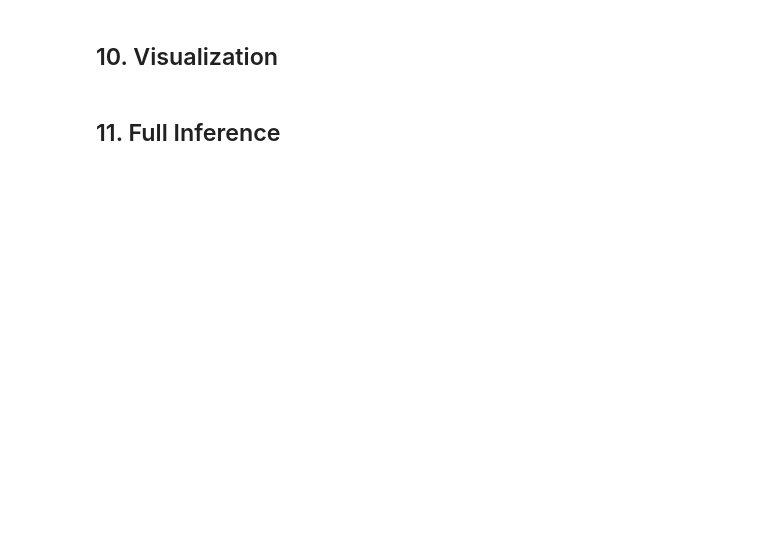
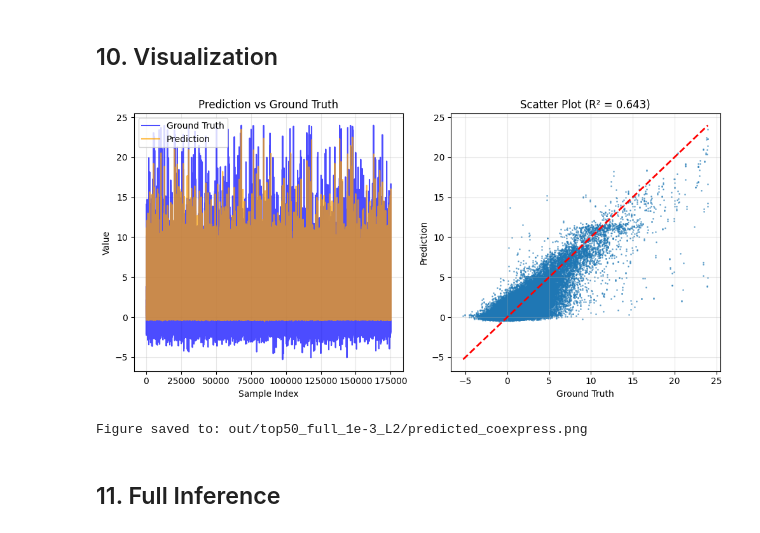
Before and after one commit to yyyancy/CoxFormer, a Jupyter notebook: Tutorial/Co-expression_completion_tutorial.ipynb, the cells around one changed output. Drawn from its saved outputs; the diff is of its cells as text; code cells hidden in the pictures; blank space fills up the shorter version.

```diff
--- a/Tutorial/Co-expression_completion_tutorial.ipynb
+++ b/Tutorial/Co-expression_completion_tutorial.ipynb
@@ -171,45 +229,48 @@ plt.figure(figsize=(15, 5))
 
 # Subplot 1: time-series comparison
 plt.subplot(1, 3, 1)
 plt.plot(test_true_denorm, label='Ground Truth', color='blue',   alpha=0.7)
 plt.plot(test_pred_denorm, label='Prediction',   color='orange', alpha=0.7)
 plt.title('Prediction vs Ground Truth')
 plt.xlabel('Sample Index')
 plt.ylabel('Value')
 plt.legend()
 plt.grid(True, alpha=0.3)
 
 # Subplot 2: scatter plot
 plt.subplot(1, 3, 2)
 plt.scatter(test_true_denorm, test_pred_denorm, alpha=0.5, s=1)
 plt.plot(
     [test_true_denorm.min(), test_true_denorm.max()],
     [test_true_denorm.min(), test_true_denorm.max()],
     'r--', lw=2
 )
 plt.xlabel('Ground Truth')
 plt.ylabel('Prediction')
 plt.title(f'Scatter Plot (R\u00b2 = {test_r2:.3f})')
 plt.grid(True, alpha=0.3)
 
 # Subplot 3: training history
-plt.subplot(1, 3, 3)
-plt.plot(train_losses, label='Train Loss', alpha=0.7)
-if len(val_losses) > 0:
-    plt.plot(
-        range(0, len(train_losses), len(train_losses) // len(val_losses)),
-        val_losses, label='Val Loss', alpha=0.7
-    )
-plt.xlabel('Epoch')
-plt.ylabel('Loss')
-plt.title('Training History')
-plt.legend()
-plt.grid(True, alpha=0.3)
+# plt.subplot(1, 3, 3)
+# plt.plot(train_losses, label='Train Loss', alpha=0.7)
+# if len(val_losses) > 0:
+#     plt.plot(
+#         range(0, len(train_losses), len(train_losses) // len(val_losses)),
+#         val_losses, label='Val Loss', alpha=0.7
+#     )
+# plt.xlabel('Epoch')
+# plt.ylabel('Loss')
+# plt.title('Training History')
+# plt.legend()
+# plt.grid(True, alpha=0.3)
 
 plt.tight_layout()
 plt.savefig(f'out/{project_name}/predicted_coexpress.png', dpi=300, bbox_inches='tight')
 plt.show()
 print(f'Figure saved to: out/{project_name}/predicted_coexpress.png')
+# %% [output]
+[figure, added]
+Figure saved to: out/top50_full_1e-3_L2/predicted_coexpress.png
 # %% [markdown]
 ## 11. Full Inference
 # %%
```
Also changed, not shown: parts of 15 cells of this notebook, 12 other files.
